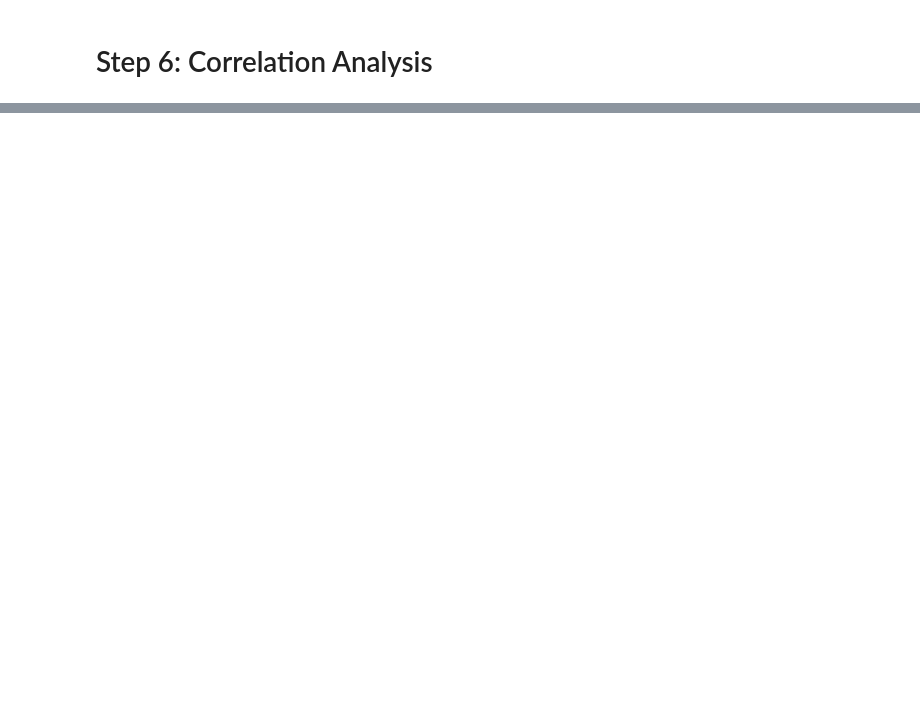
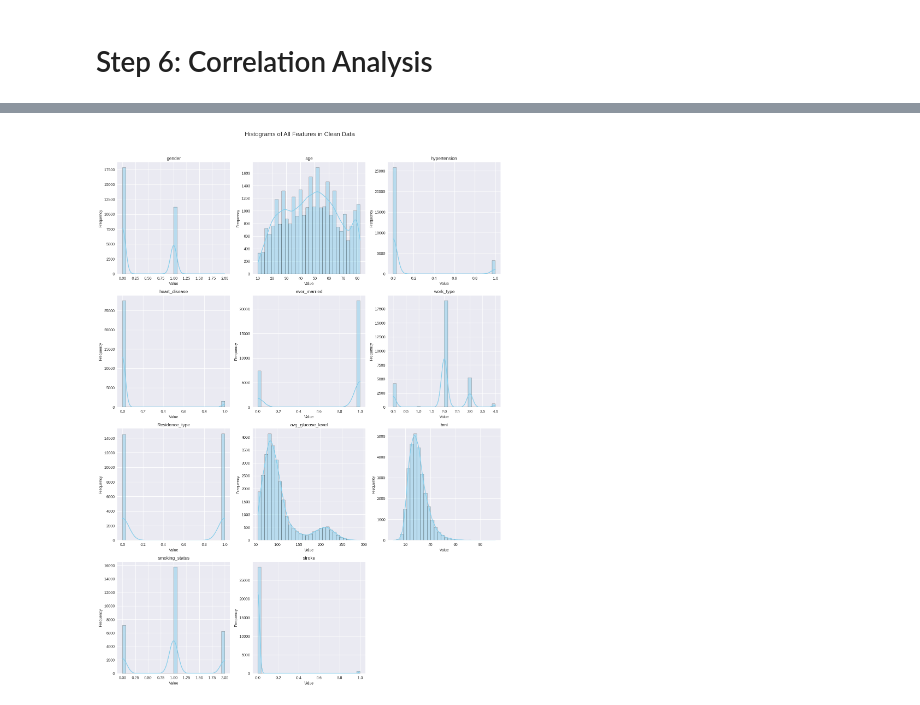
Before and after one commit to Shahedur23036883/Cerebral-Stroke-Prediction, a Jupyter notebook: cerebral_stroke_prediction_ipynb_real.ipynb, the cells around one changed output, grey strips where cells are left out. Cells and saved outputs as stored; diff of their text form; code cells hidden in the pictures; blank space fills up the shorter version.

```diff
--- a/cerebral_stroke_prediction_ipynb_real.ipynb
+++ b/cerebral_stroke_prediction_ipynb_real.ipynb
@@ -780,0 +810,53 @@ plt.show()
+# %%
+# Assuming clean_data is your DataFrame
+# Set style for better visualization
+sns.set_style("whitegrid")
+plt.style.use('seaborn-v0_8')  # Modern Seaborn style
+
+# Number of features
+n_features = len(clean_data.columns)
+n_cols = 3  # Number of columns in the subplot grid
+n_rows = (n_features + n_cols - 1) // n_cols  # Calculate required rows
+
+# Create figure with subplots
+fig, axes = plt.subplots(n_rows, n_cols, figsize=(15, 5 * n_rows))
+fig.suptitle('Histograms of All Features in Clean Data', fontsize=16, y=1.02)
+
+# Flatten axes array for easier iteration (in case of multiple rows)
+axes = axes.flatten()
+
+# Iterate through each column and create histogram
+for idx, column in enumerate(clean_data.columns):
+    # Select the current axis
+    ax = axes[idx]
+
+    # Create histogram with KDE (kernel density estimate)
+    sns.histplot(
+        data=clean_data[column],
+        bins=30,           # Number of bins
+        kde=True,         # Add density curve
+        color='skyblue',  # Bar color
+        edgecolor='black',# Bar edge color
+        ax=ax
+    )
+
+    # Customize each subplot
+    ax.set_title(f'{column}', fontsize=12)
+    ax.set_xlabel('Value' if clean_data[column].dtype in ['int64', 'float64'] else 'Category', fontsize=10)
+    ax.set_ylabel('Frequency', fontsize=10)
+
+    # Rotate x-axis labels for categorical variables
+    if clean_data[column].dtype not in ['int64', 'float64']:
+        ax.tick_params(axis='x', rotation=45)
+
+# Remove empty subplots if any
+for idx in range(n_features, len(axes)):
+    fig.delaxes(axes[idx])
+
+# Adjust layout to prevent overlap
+plt.tight_layout()
+
+# Display the plot
+plt.show()
+# %% [output]
+[figure, added]
```
Also changed, not shown: parts of 48 cells of this notebook.
